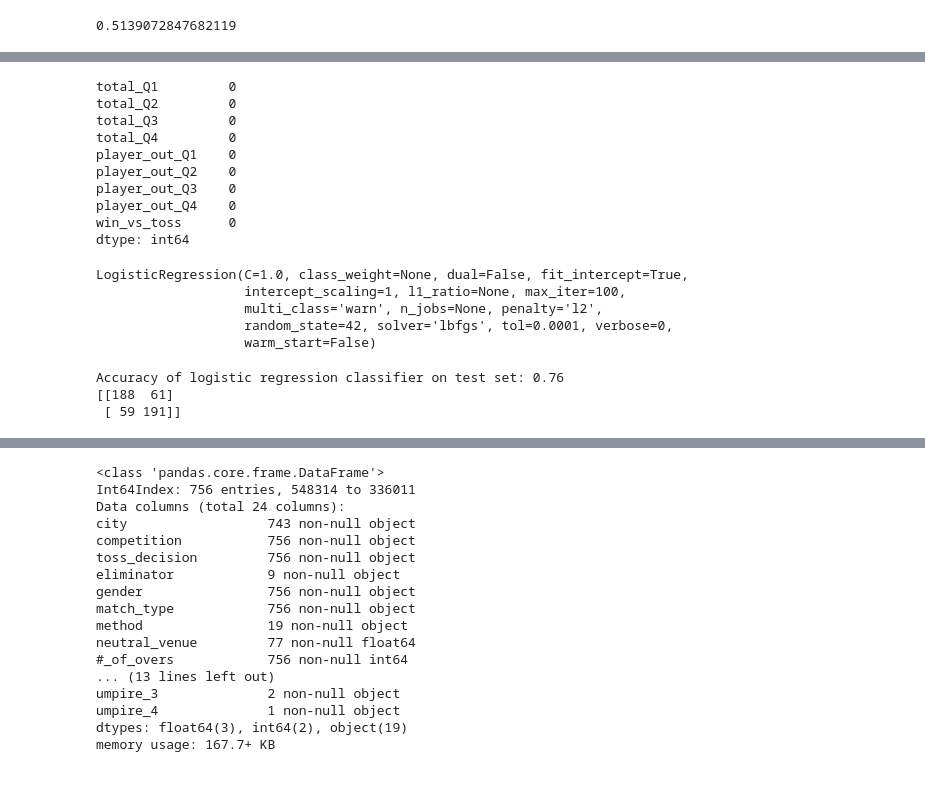
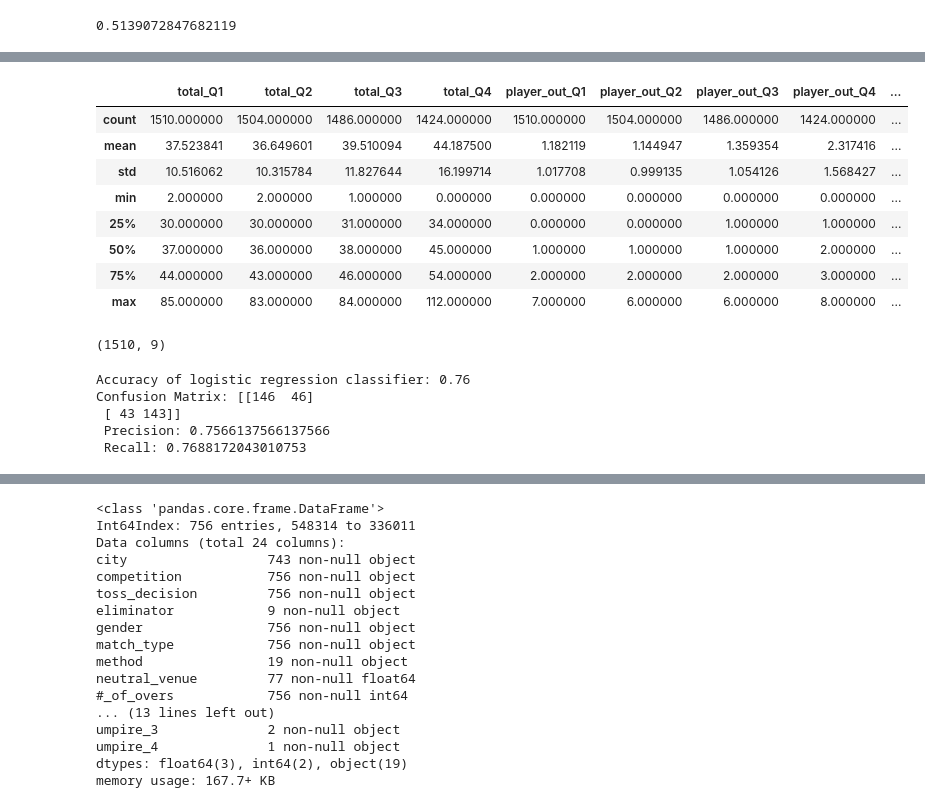
Before and after one commit to ravi-gopalan/ipl_analysis, a Jupyter notebook: ipl_analysis_v3.ipynb, the cells around one changed output, grey strips where cells are left out. Drawn from its saved outputs; the diff is of its cells as text; code cells hidden in the pictures.

```diff
--- a/ipl_analysis_v3.ipynb
+++ b/ipl_analysis_v3.ipynb
@@ -2110,0 +2093,3 @@ df_outcome['player_out_Q4'] = df_outcome['player_out_Q4'].fillna(0)
+# %%
+df_outcome['total_runs'] = df_outcome.apply(lambda row: row['total_Q1'] + row['total_Q2'] + row['total_Q3'] + row['total_Q4'], axis =1)
+df_outcome.head()
@@ -2138,14 +2115,13 @@ y = df_outcome[['winning_inning']]
 X = df_outcome.drop(columns=['match_id','inning','batting_team','winning_inning'],axis=1)
-# %%
-X.isna().sum()
-# %% [output]
-total_Q1         0
-total_Q2         0
-total_Q3         0
-total_Q4         0
-player_out_Q1    0
-player_out_Q2    0
-player_out_Q3    0
-player_out_Q4    0
-win_vs_toss      0
-dtype: int64
+# %%
+X.describe()
+# %% [output]
+|  | total_Q1 | total_Q2 | total_Q3 | total_Q4 | player_out_Q1 | player_out_Q2 | player_out_Q3 | player_out_Q4 | ... |
+| count | 1510.000000 | 1504.000000 | 1486.000000 | 1424.000000 | 1510.000000 | 1504.000000 | 1486.000000 | 1424.000000 | ... |
+| mean | 37.523841 | 36.649601 | 39.510094 | 44.187500 | 1.182119 | 1.144947 | 1.359354 | 2.317416 | ... |
+| std | 10.516062 | 10.315784 | 11.827644 | 16.199714 | 1.017708 | 0.999135 | 1.054126 | 1.568427 | ... |
+| min | 2.000000 | 2.000000 | 1.000000 | 0.000000 | 0.000000 | 0.000000 | 0.000000 | 0.000000 | ... |
+| 25% | 30.000000 | 30.000000 | 31.000000 | 34.000000 | 0.000000 | 0.000000 | 1.000000 | 1.000000 | ... |
+| 50% | 37.000000 | 36.000000 | 38.000000 | 45.000000 | 1.000000 | 1.000000 | 1.000000 | 2.000000 | ... |
+| 75% | 44.000000 | 43.000000 | 46.000000 | 54.000000 | 2.000000 | 2.000000 | 2.000000 | 3.000000 | ... |
+| max | 85.000000 | 83.000000 | 84.000000 | 112.000000 | 7.000000 | 6.000000 | 6.000000 | 8.000000 | ... |
@@ -2152 +2133,5 @@ dtype: int64
+# %%
+X.shape
+# %% [output]
+(1510, 9)
 # %%
@@ -2161,21 +2152,13 @@ logreg = LogisticRegression(random_state=42,solver='lbfgs')
-# %%
-logreg.fit(X_train, y_train)
-# %% [output]
-LogisticRegression(C=1.0, class_weight=None, dual=False, fit_intercept=True,
-                   intercept_scaling=1, l1_ratio=None, max_iter=100,
-                   multi_class='warn', n_jobs=None, penalty='l2',
-                   random_state=42, solver='lbfgs', tol=0.0001, verbose=0,
-                   warm_start=False)
 # %%
-
+logreg = LogisticRegression(random_state=42,solver='liblinear').fit(X_train, y_train)
 
 y_pred = logreg.predict(X_test)
-print('Accuracy of logistic regression classifier on test set: {:.2f}'.format(logreg.score(X_test, y_test)))
 
-
-confusion_matrix = confusion_matrix(y_test, y_pred)
-print(confusion_matrix)
+print('Accuracy of logistic regression classifier: {:.2f}'.format(logreg.score(X_test, y_test)))
+print('Confusion Matrix: {} \n Precision: {} \n Recall: {}'.format(confusion_matrix(y_test, y_pred),  precision_score(y_test, y_pred), recall_score(y_test, y_pred)))
 # %% [output]
-Accuracy of logistic regression classifier on test set: 0.76
-[[188  61]
- [ 59 191]]
+Accuracy of logistic regression classifier: 0.76
+Confusion Matrix: [[146  46]
+ [ 43 143]]
+ Precision: 0.7566137566137566
+ Recall: 0.7688172043010753
```
Also changed, not shown: parts of 30 cells of this notebook.
